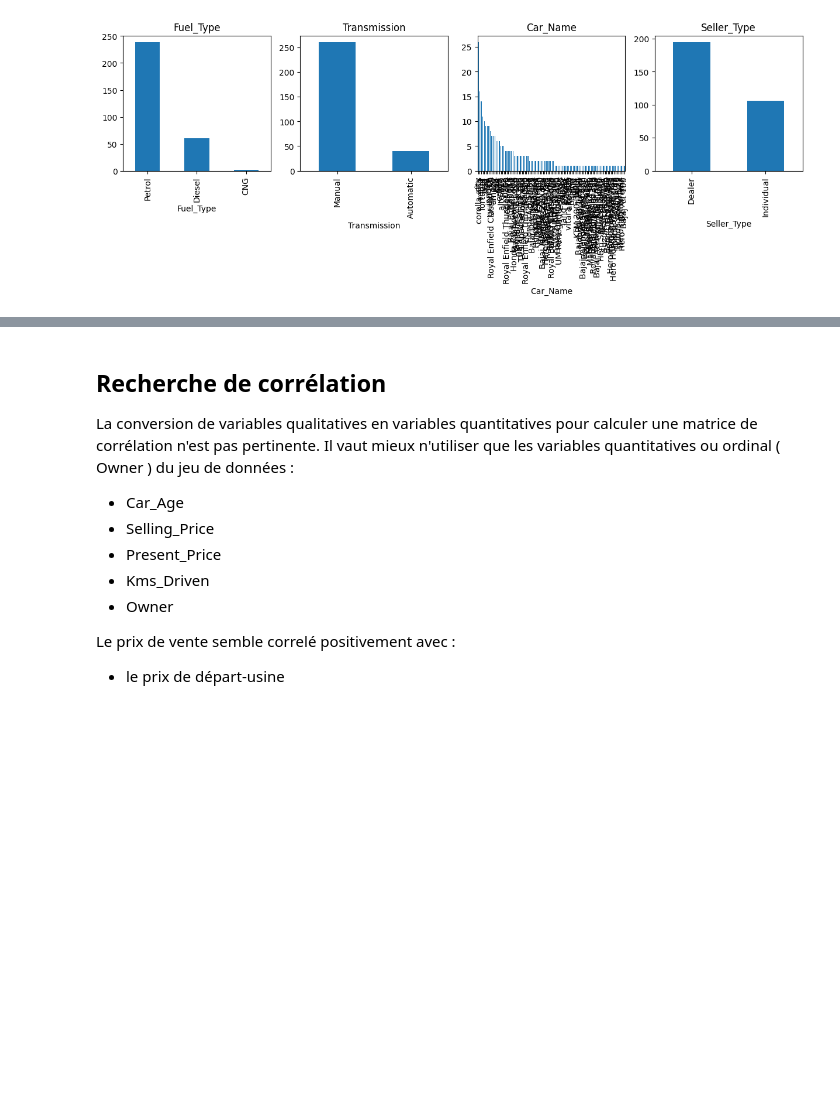
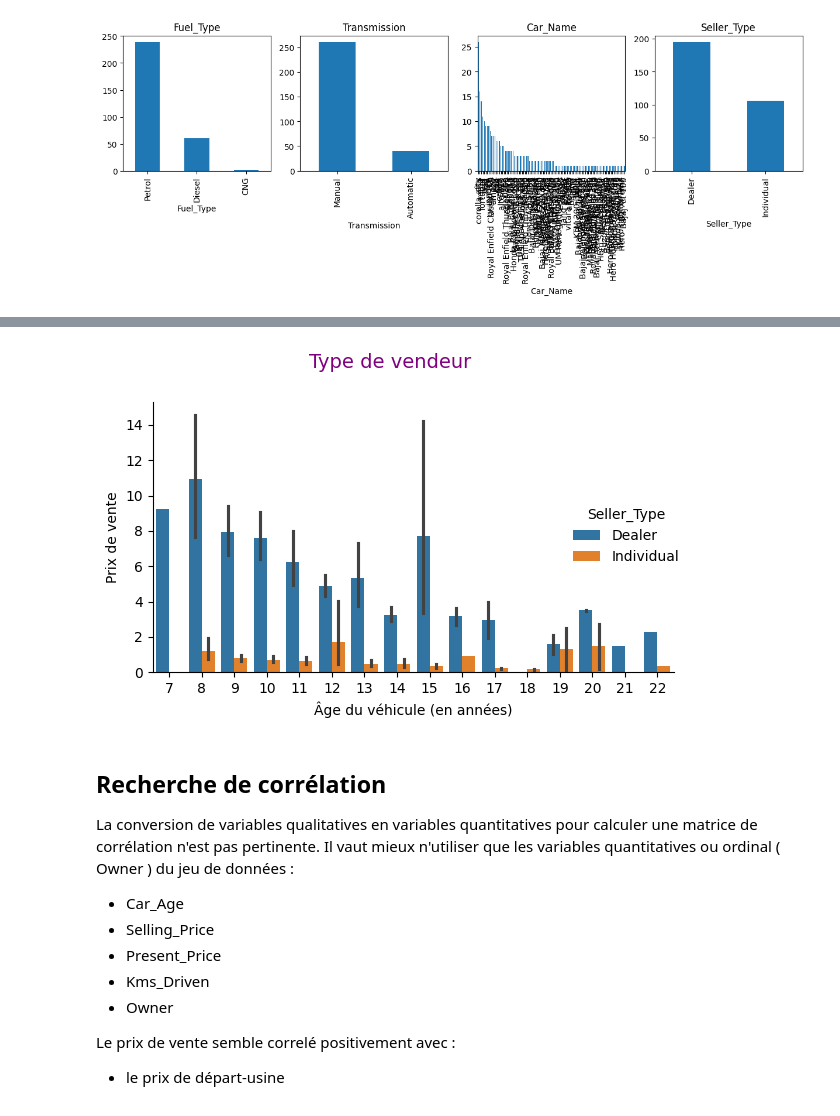
Before and after one commit to bruno-coulet/new-car, a Jupyter notebook: new-car.ipynb, the cells around one changed output, grey strips where cells are left out. Cells and saved outputs as stored; diff of their text form; code cells hidden in the pictures; blank space fills up the shorter version.

```diff
--- a/new-car.ipynb
+++ b/new-car.ipynb
@@ -132,3 +159,31 @@ plt.tight_layout(rect=[0, 0, 1, 0.95])
+# %%
+# Age / Prix de vente
+age_price = sns.catplot(
+    x="Car_Age",
+    y="Selling_Price",
+    hue="Seller_Type",     # Une couleur par type de carburant
+    # col="Transmission",  # Une colonne par type de transmission
+    data=df,
+    kind="bar",  # Type de graphique
+    height=4,  # Taille de chaque graphique
+    aspect=1.2,  # Largeur du graphique
+    legend=True
+)
+
+# Titre global
+age_price.fig.suptitle(
+    "Type de vendeur",
+    color="purple",
+    fontsize=14,
+    y=0.95
+)
+
+plt.xlabel("Âge du véhicule (en années)")
+plt.ylabel("Prix de vente")
+
+plt.tight_layout(rect=[0, 0, 1, 0.95])
+# %% [output]
+[figure, added]
 # %% [markdown]
 ## Recherche de corrélation
 
```
Also changed, not shown: parts of 7 cells of this notebook.
